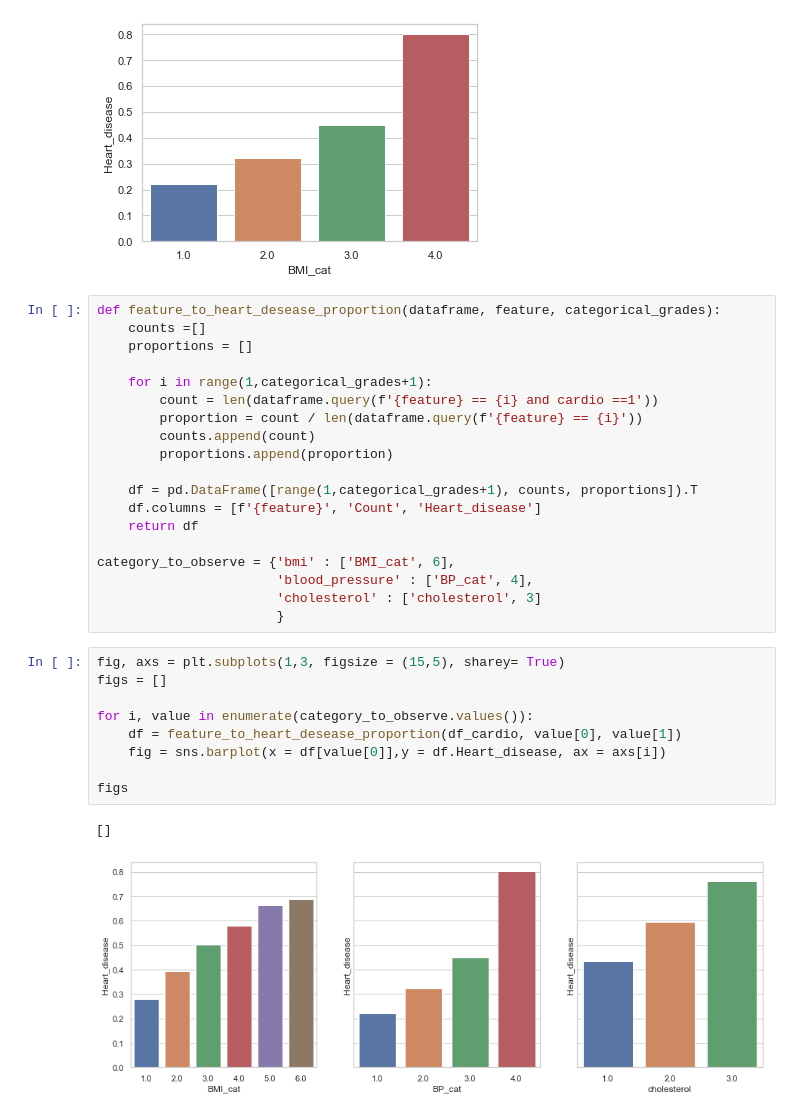
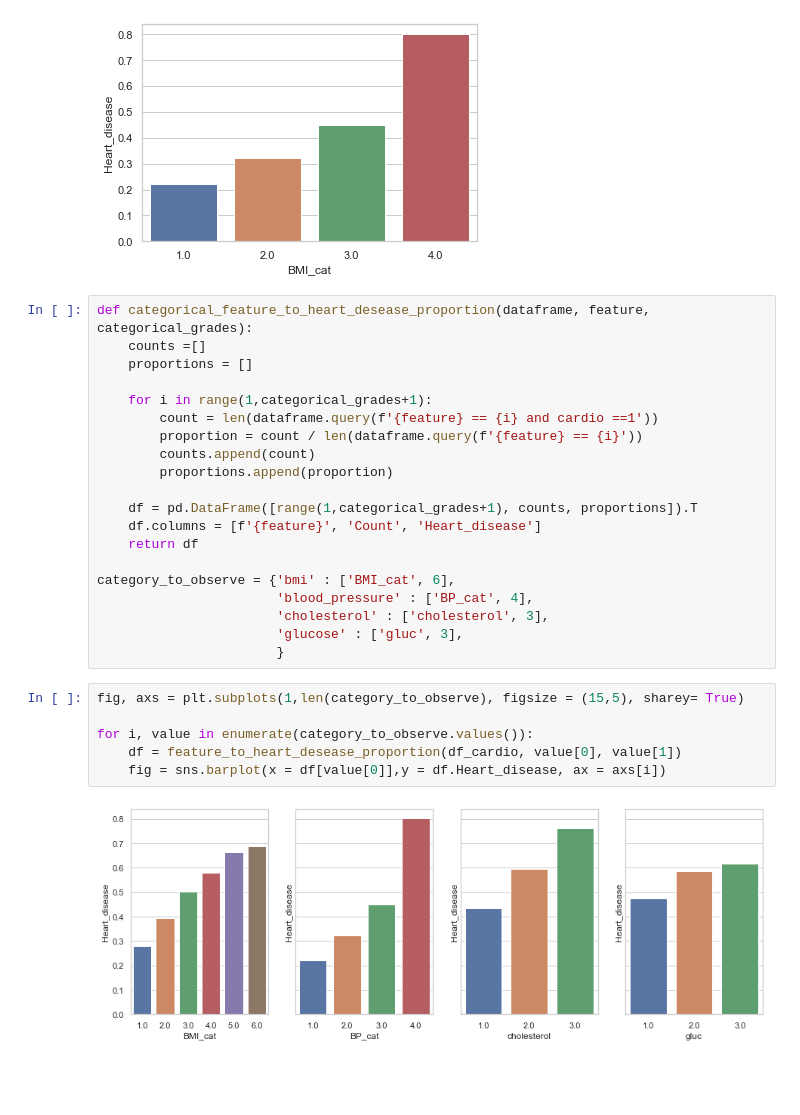
Before and after one commit to Lelelass/Machine-learning-Lassarade, a Jupyter notebook: labb_1/2-0-0.ipynb, the cells around one changed output. Saved outputs shown, nothing was run; the diff lists cells and outputs as text; blank space fills up the shorter version.

```diff
--- a/labb_1/2-0-0.ipynb
+++ b/labb_1/2-0-0.ipynb
@@ -221,7 +221,7 @@ sns.barplot(x = df_bmi.BMI_cat,y = df_bmi.Heart_disease)
 <AxesSubplot:xlabel='BMI_cat', ylabel='Heart_disease'>
 [figure]
 # %%
-def feature_to_heart_desease_proportion(dataframe, feature, categorical_grades):
+def categorical_feature_to_heart_desease_proportion(dataframe, feature, categorical_grades):
     counts =[]
     proportions = []
 
@@ -237,17 +237,14 @@ def feature_to_heart_desease_proportion(dataframe, feature, categorical_grades):
 
 category_to_observe = {'bmi' : ['BMI_cat', 6],
                        'blood_pressure' : ['BP_cat', 4],
-                       'cholesterol' : ['cholesterol', 3]
+                       'cholesterol' : ['cholesterol', 3],
+                       'glucose' : ['gluc', 3],
                        }
 # %%
-fig, axs = plt.subplots(1,3, figsize = (15,5), sharey= True)
-figs = []
+fig, axs = plt.subplots(1,len(category_to_observe), figsize = (15,5), sharey= True)
 
 for i, value in enumerate(category_to_observe.values()):
     df = feature_to_heart_desease_proportion(df_cardio, value[0], value[1])
     fig = sns.barplot(x = df[value[0]],y = df.Heart_disease, ax = axs[i])
-
-figs
 # %% [output]
-[]
-[figure, old version]
+[figure, new version]
```
